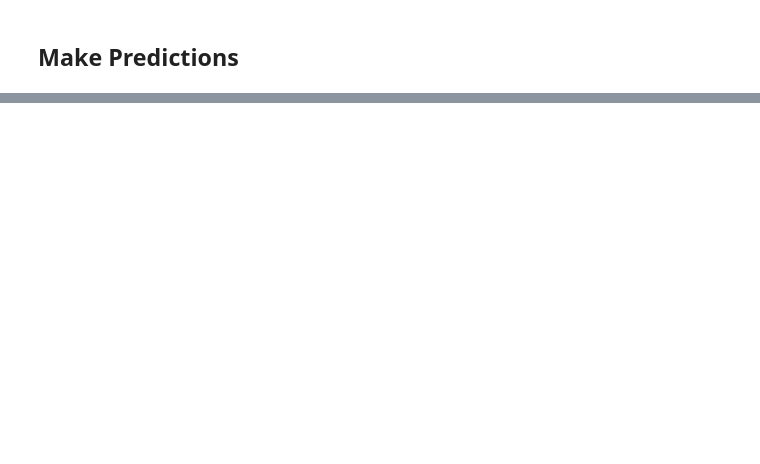
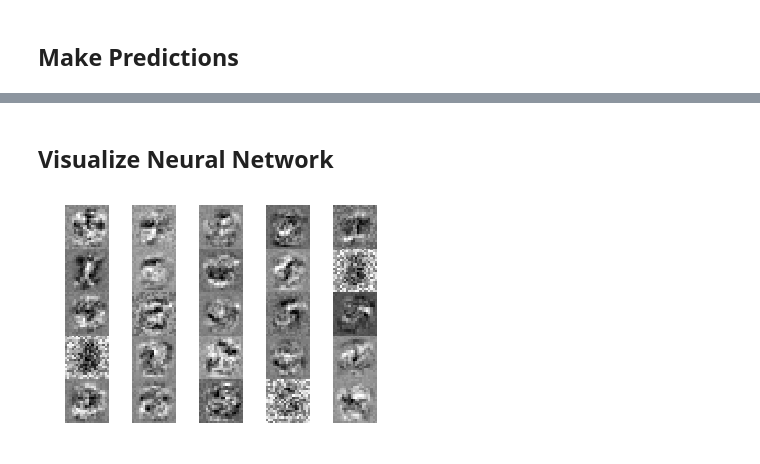
Before and after one commit to augustrobo/machine-learning, a Jupyter notebook: 04-Neural-Networks/Neural Network for Handwritten Digits Recognition.ipynb, the cells around one changed output, grey strips where cells are left out. Saved outputs shown, nothing was run; the diff lists cells and outputs as text; code cells hidden in the pictures; blank space fills up the shorter version.

```diff
--- a/04-Neural-Networks/Neural Network for Handwritten Digits Recognition.ipynb
+++ b/04-Neural-Networks/Neural Network for Handwritten Digits Recognition.ipynb
@@ -225,0 +226,14 @@ Accuracy: 95.12%
+# %% [markdown]
+## Visualize Neural Network
+# %%
+hidden = Theta[1][:, 1:]
+# %%
+for i in range(25):
+    plt.subplot(5, 5, i + 1)
+    a = reshape(hidden[i], (20, 20)).T
+    plt.imshow(a, cmap = plt.get_cmap('gray'))
+    plt.axis('off')
+plt.subplots_adjust(wspace = 0, hspace = 0)
+plt.show()
+# %% [output]
+[figure, added]
```
Also changed, not shown: parts of 4 cells of this notebook.
